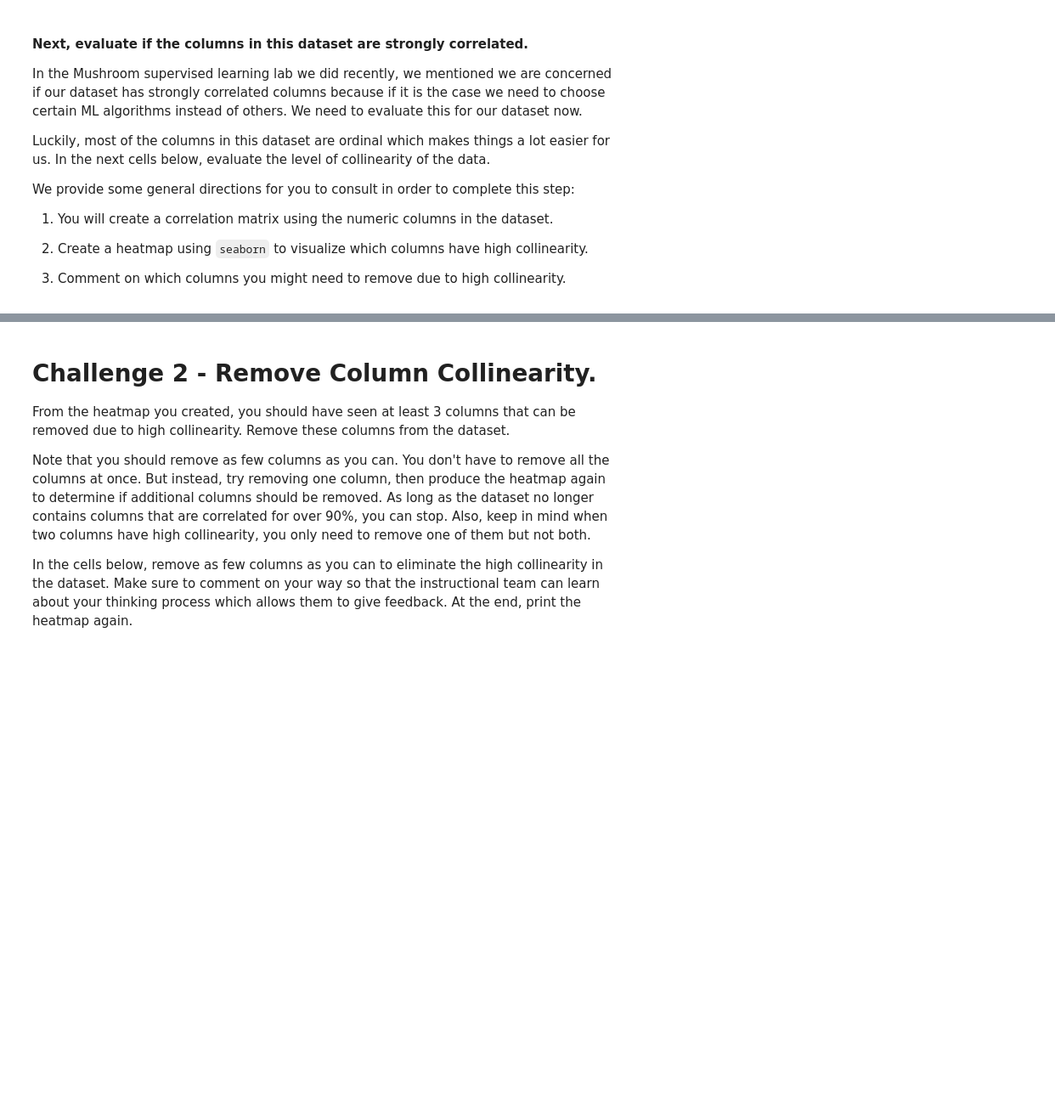
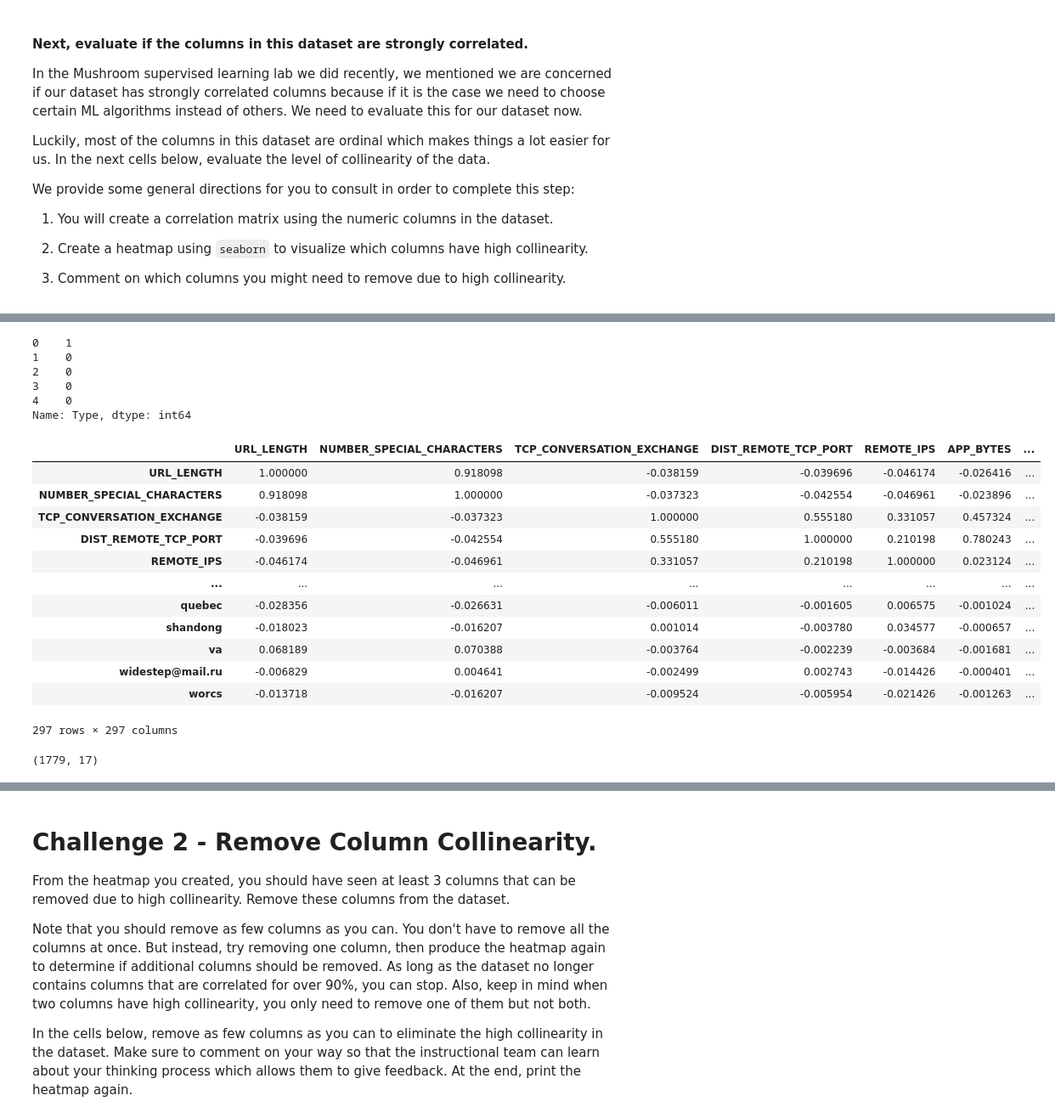
Before and after one commit to jonnyteronni/lab-supervised-learning, a Jupyter notebook: your-code/main.ipynb, the cells around one changed output, grey strips where cells are left out. Shown: that part at 85% size. Saved outputs shown, nothing was run; the diff lists cells and outputs as text; code cells hidden in the pictures; blank space fills up the shorter version.

```diff
--- a/your-code/main.ipynb
+++ b/your-code/main.ipynb
@@ -245,0 +440,3 @@ clean_websites['SERVER'] =
+# %%
+websites_data.drop('SERVER',axis=1,inplace=True)
+websites_data.drop('type_server',axis=1,inplace=True)
@@ -263,0 +504,34 @@ We provide some general directions for you to consult in order to complete this
+# %%
+websites_data['Type'].head()
+# %% [output]
+0    1
+1    0
+2    0
+3    0
+4    0
+Name: Type, dtype: int64
+# %%
+websites_data.corr()
+# %% [output]
+|  | URL_LENGTH | NUMBER_SPECIAL_CHARACTERS | TCP_CONVERSATION_EXCHANGE | DIST_REMOTE_TCP_PORT | REMOTE_IPS | APP_BYTES | ... |
+| URL_LENGTH | 1.000000 | 0.918098 | -0.038159 | -0.039696 | -0.046174 | -0.026416 | ... |
+| NUMBER_SPECIAL_CHARACTERS | 0.918098 | 1.000000 | -0.037323 | -0.042554 | -0.046961 | -0.023896 | ... |
+| TCP_CONVERSATION_EXCHANGE | -0.038159 | -0.037323 | 1.000000 | 0.555180 | 0.331057 | 0.457324 | ... |
+| DIST_REMOTE_TCP_PORT | -0.039696 | -0.042554 | 0.555180 | 1.000000 | 0.210198 | 0.780243 | ... |
+| REMOTE_IPS | -0.046174 | -0.046961 | 0.331057 | 0.210198 | 1.000000 | 0.023124 | ... |
+| ... | ... | ... | ... | ... | ... | ... | ... |
+| quebec | -0.028356 | -0.026631 | -0.006011 | -0.001605 | 0.006575 | -0.001024 | ... |
+| shandong | -0.018023 | -0.016207 | 0.001014 | -0.003780 | 0.034577 | -0.000657 | ... |
+| va | 0.068189 | 0.070388 | -0.003764 | -0.002239 | -0.003684 | -0.001681 | ... |
+| widestep@mail.ru | -0.006829 | 0.004641 | -0.002499 | 0.002743 | -0.014426 | -0.000401 | ... |
+| worcs | -0.013718 | -0.016207 | -0.009524 | -0.005954 | -0.021426 | -0.001263 | ... |
+297 rows × 297 columns
+# %%
+# list of columns to remove based on threshold
+to_remove = [column for column in abs(websites_data.corr()['Type'])<0.1]
+websites_data.corr()[to_remove].index
+df = websites_data.drop(websites_data.corr()[to_remove].index, axis = 1)
+
+df.shape
+# %% [output]
+(1779, 17)
```
Also changed, not shown: parts of 50 cells of this notebook, 1 other file.
